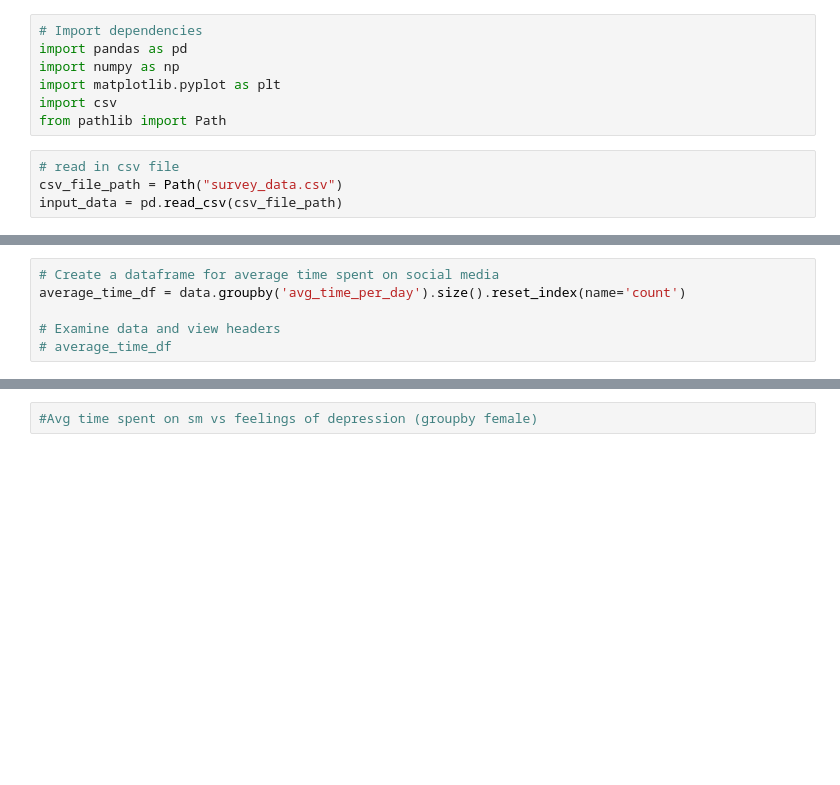
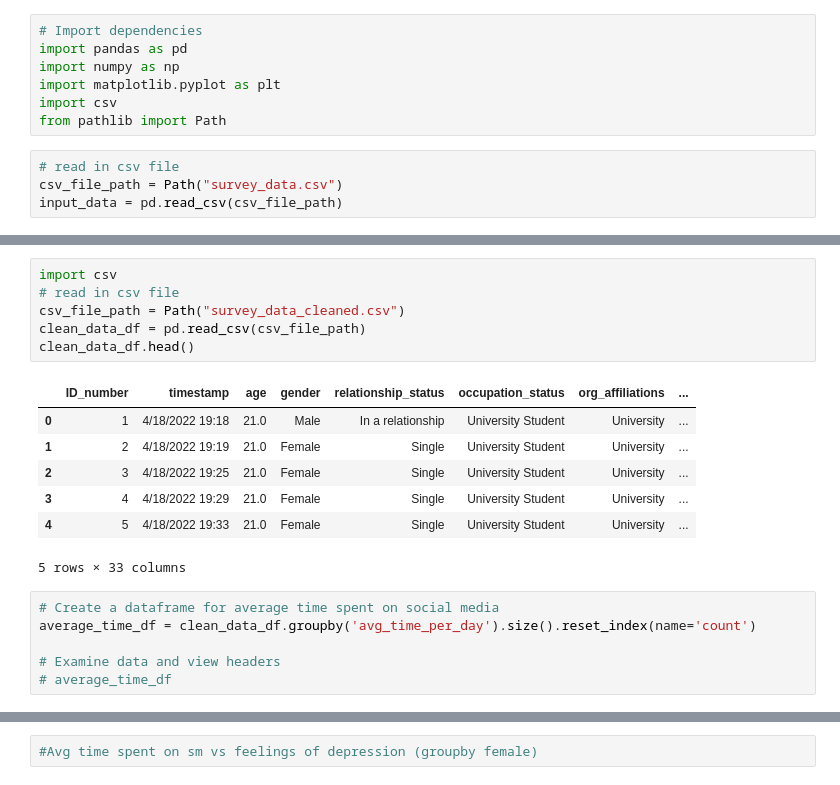
Before and after one commit to virgowolf/social_media_mental_health, a Jupyter notebook: analysis_CK.ipynb, the cells around one changed output, grey strips where cells are left out. Saved outputs shown, nothing was run; the diff lists cells and outputs as text; blank space fills up the shorter version.

```diff
--- a/analysis_CK.ipynb
+++ b/analysis_CK.ipynb
@@ -98,6 +80,20 @@ Total rows processed: 481
+# %%
+import csv
+# read in csv file
+csv_file_path = Path("survey_data_cleaned.csv")
+clean_data_df = pd.read_csv(csv_file_path)
+clean_data_df.head()
+# %% [output]
+|  | ID_number | timestamp | age | gender | relationship_status | occupation_status | org_affiliations | ... |
+| 0 | 1 | 4/18/2022 19:18 | 21.0 | Male | In a relationship | University Student | University | ... |
+| 1 | 2 | 4/18/2022 19:19 | 21.0 | Female | Single | University Student | University | ... |
+| 2 | 3 | 4/18/2022 19:25 | 21.0 | Female | Single | University Student | University | ... |
+| 3 | 4 | 4/18/2022 19:29 | 21.0 | Female | Single | University Student | University | ... |
+| 4 | 5 | 4/18/2022 19:33 | 21.0 | Female | Single | University Student | University | ... |
+5 rows × 33 columns
 # %%
 # Create a dataframe for average time spent on social media
-average_time_df = data.groupby('avg_time_per_day').size().reset_index(name='count')
+average_time_df = clean_data_df.groupby('avg_time_per_day').size().reset_index(name='count')
 
 # Examine data and view headers
 # average_time_df
```
Also changed, not shown: parts of 9 cells of this notebook, 1 other file.
